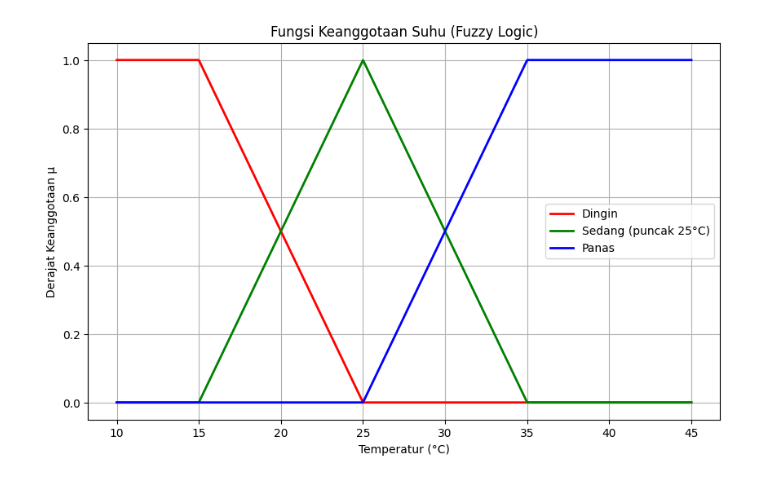
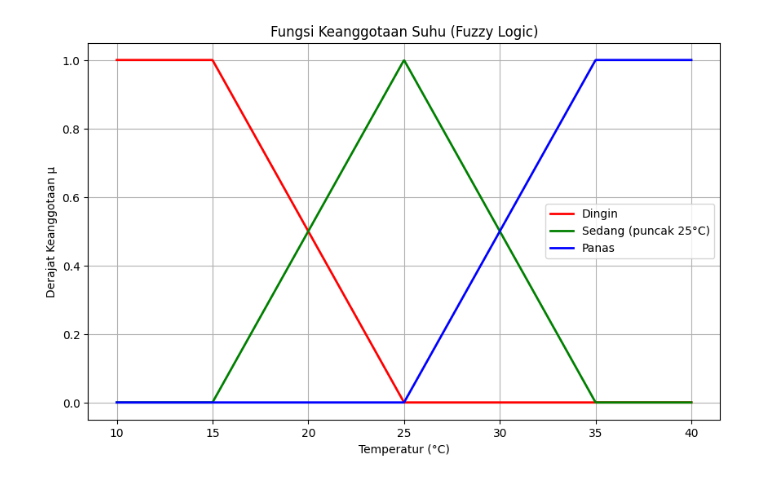
Before and after one commit to EenPutra/Tugas-2-Een-Hutama-Putra-6022251023, a Jupyter notebook: Tugas_2_Een_HP_6022251023_AI.ipynb, the cells around one changed output. Drawn from its saved outputs; the diff is of its cells as text; code cells hidden in the pictures.

```diff
--- a/Tugas_2_Een_HP_6022251023_AI.ipynb
+++ b/Tugas_2_Een_HP_6022251023_AI.ipynb
@@ -27,36 +27,35 @@ def sedang(t):
         return 0
 
 def panas(t):
     if t <= 25:
         return 0
     elif 25 < t <= 35:
         return (t - 25) / 10
     else:
         return 1
 
 # --------------------------
 # PLOT MEMBERSHIP FUNCTIONS
 # --------------------------
 
-T = np.linspace(10, 45, 1000)
+T = np.linspace(10, 40, 1000)
 μ_dingin = [dingin(x) for x in T]
 μ_sedang = [sedang(x) for x in T]
 μ_panas = [panas(x) for x in T]
 
 plt.figure(figsize=(10,6))
 
 plt.plot(T, μ_dingin, 'r', linewidth=2, label="Dingin")
 plt.plot(T, μ_sedang, 'g', linewidth=2, label="Sedang (puncak 25°C)")
 plt.plot(T, μ_panas, 'b', linewidth=2, label="Panas")
-
 plt.title("Fungsi Keanggotaan Suhu (Fuzzy Logic)")
 plt.xlabel("Temperatur (°C)")
 plt.ylabel("Derajat Keanggotaan μ")
 plt.grid(True)
 plt.legend()
 plt.show()
 # %% [output]
-[figure, old version]
+[figure, new version]
 # %%
 # --------------------------
 # INPUT SUHU
```
Also changed, not shown: parts of 1 cell of this notebook.
